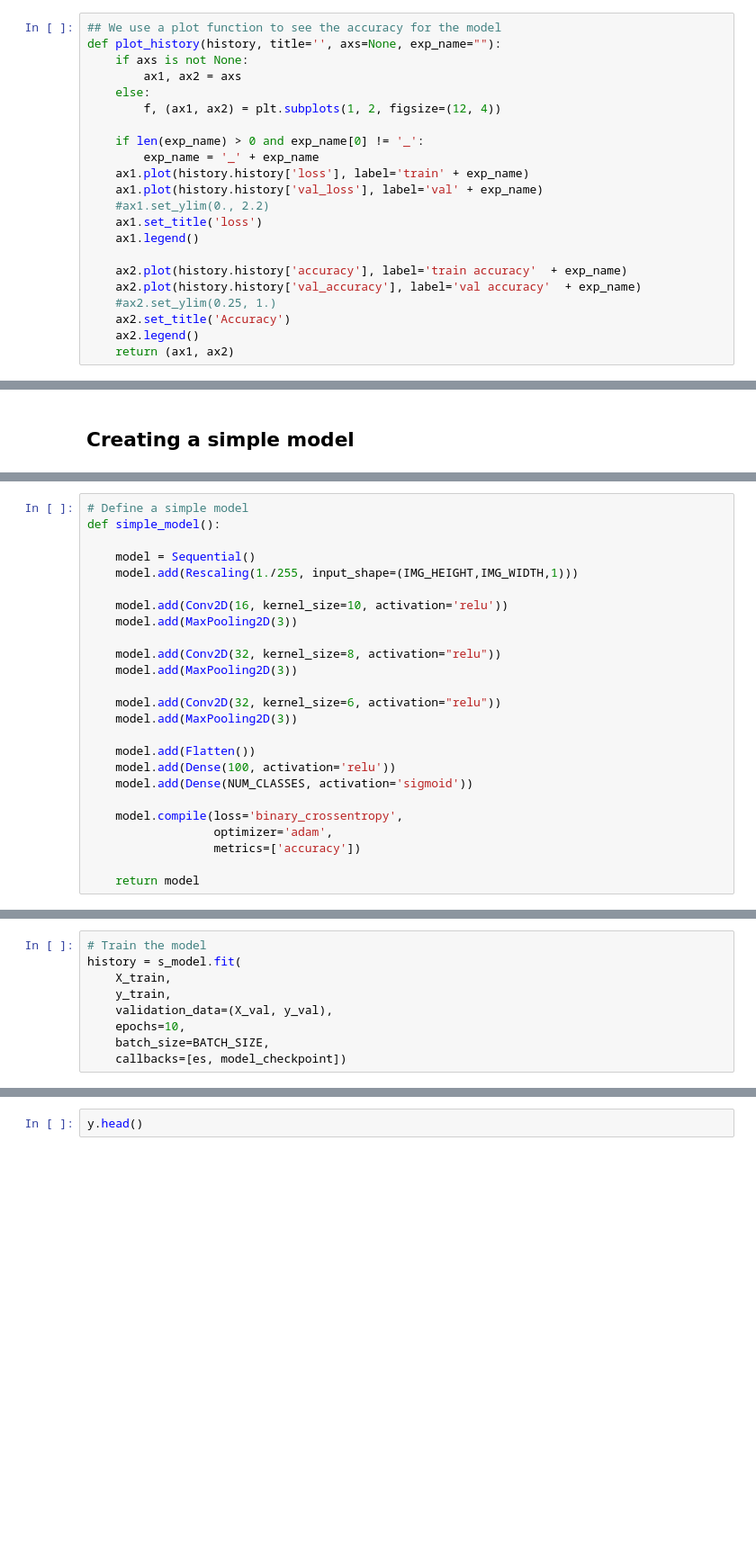
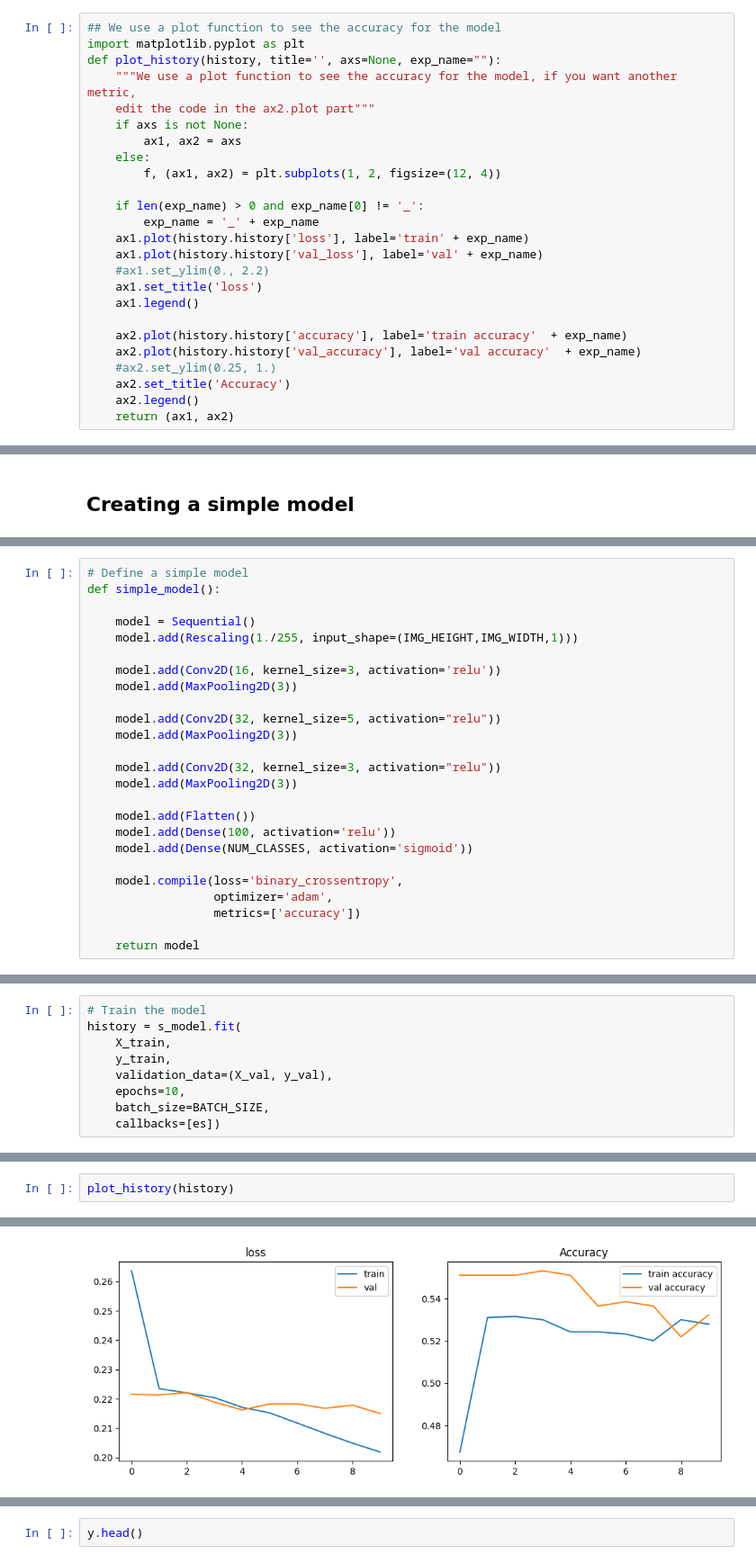
Before and after one commit to sachamagier/chest-predictor, a Jupyter notebook: notebooks/data-cleaning.ipynb, the cells around one changed output, grey strips where cells are left out. Shown at 90% size. Saved outputs shown, nothing was run; the diff lists cells and outputs as text; blank space fills up the shorter version.

```diff
--- a/notebooks/data-cleaning.ipynb
+++ b/notebooks/data-cleaning.ipynb
@@ -279,7 +279,10 @@ def evaluating_model(y_pred, y_test):
     print('Average Recall:', average_recall(y_pred, y_test))
 # %%
 ## We use a plot function to see the accuracy for the model
+import matplotlib.pyplot as plt
 def plot_history(history, title='', axs=None, exp_name=""):
+    """We use a plot function to see the accuracy for the model, if you want another metric,
+    edit the code in the ax2.plot part"""
     if axs is not None:
         ax1, ax2 = axs
     else:
@@ -335,13 +349,13 @@ def simple_model():
     model = Sequential()
     model.add(Rescaling(1./255, input_shape=(IMG_HEIGHT,IMG_WIDTH,1)))
 
-    model.add(Conv2D(16, kernel_size=10, activation='relu'))
+    model.add(Conv2D(16, kernel_size=3, activation='relu'))
     model.add(MaxPooling2D(3))
 
-    model.add(Conv2D(32, kernel_size=8, activation="relu"))
+    model.add(Conv2D(32, kernel_size=5, activation="relu"))
     model.add(MaxPooling2D(3))
 
-    model.add(Conv2D(32, kernel_size=6, activation="relu"))
+    model.add(Conv2D(32, kernel_size=3, activation="relu"))
     model.add(MaxPooling2D(3))
 
     model.add(Flatten())
@@ -382,6 +396,6 @@ history = s_model.fit(
     validation_data=(X_val, y_val),
     epochs=10,
     batch_size=BATCH_SIZE,
-    callbacks=[es, model_checkpoint])
+    callbacks=[es])
 # %% [output]
 Epoch 1/10
@@ -406,0 +421,3 @@ Epoch 10/10
+# %%
+plot_history(history)
+# %% [output]
@@ -407,3 +425,4 @@ Epoch 10/10
+[figure, added]
 # %%
 test_loss, test_accuracy = s_model.evaluate(X_test, y_test)
 val_loss, val_accuracy = s_model.evaluate(X_val, y_val)
```
Also changed, not shown: parts of 31 cells of this notebook.
